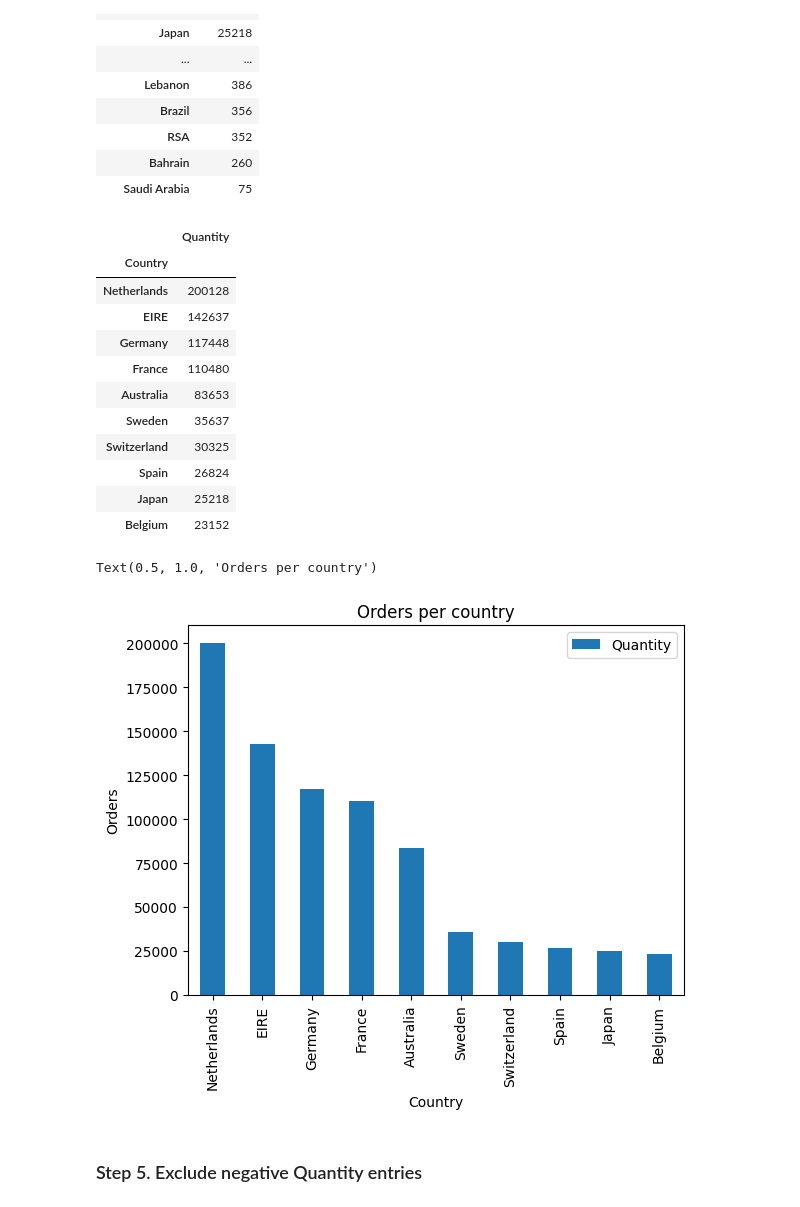
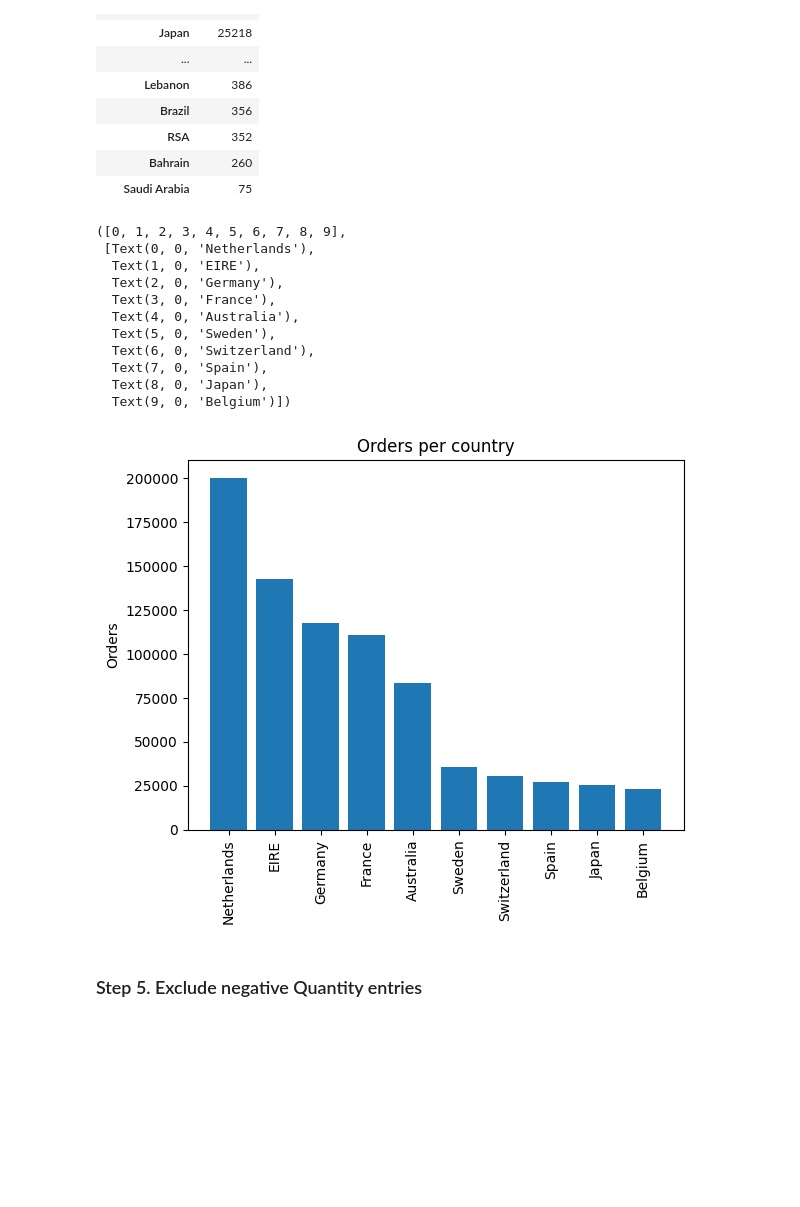
Before and after one commit to mofodreamer/pandas_exercises, a Jupyter notebook: 07_Visualization/Online_Retail/Exercises.ipynb, the cells around one changed output. Saved outputs shown, nothing was run; the diff lists cells and outputs as text; code cells hidden in the pictures; blank space fills up the shorter version.

```diff
--- a/07_Visualization/Online_Retail/Exercises.ipynb
+++ b/07_Visualization/Online_Retail/Exercises.ipynb
@@ -73,27 +73,25 @@ bar
 # %%
 bar10=bar.drop(bar.tail(27).index)
 bar10=bar10.iloc[1:, :]
-bar10
+bar10.reset_index(inplace=True)
-# %% [output]
-|  | Quantity |
-| Country |  |
-| Netherlands | 200128 |
-| EIRE | 142637 |
-| Germany | 117448 |
-| France | 110480 |
-| Australia | 83653 |
-| Sweden | 35637 |
-| Switzerland | 30325 |
-| Spain | 26824 |
-| Japan | 25218 |
-| Belgium | 23152 |
 # %%
-bar10.plot.bar()
+plt.bar(bar10['Country'], bar10['Quantity'])
 plt.ylabel('Orders')
 plt.title('Orders per country')
+plt.xticks(rotation = 90)
 # %% [output]
-Text(0.5, 1.0, 'Orders per country')
+([0, 1, 2, 3, 4, 5, 6, 7, 8, 9],
+ [Text(0, 0, 'Netherlands'),
+  Text(1, 0, 'EIRE'),
+  Text(2, 0, 'Germany'),
+  Text(3, 0, 'France'),
+  Text(4, 0, 'Australia'),
+  Text(5, 0, 'Sweden'),
+  Text(6, 0, 'Switzerland'),
+  Text(7, 0, 'Spain'),
+  Text(8, 0, 'Japan'),
+  Text(9, 0, 'Belgium')])
-[figure, old version]
+[figure, new version]
 # %% [markdown]
 ### Step 5.  Exclude negative Quantity entries
 # %%
```
Also changed, not shown: parts of 1 cell of this notebook, 5 other files.
